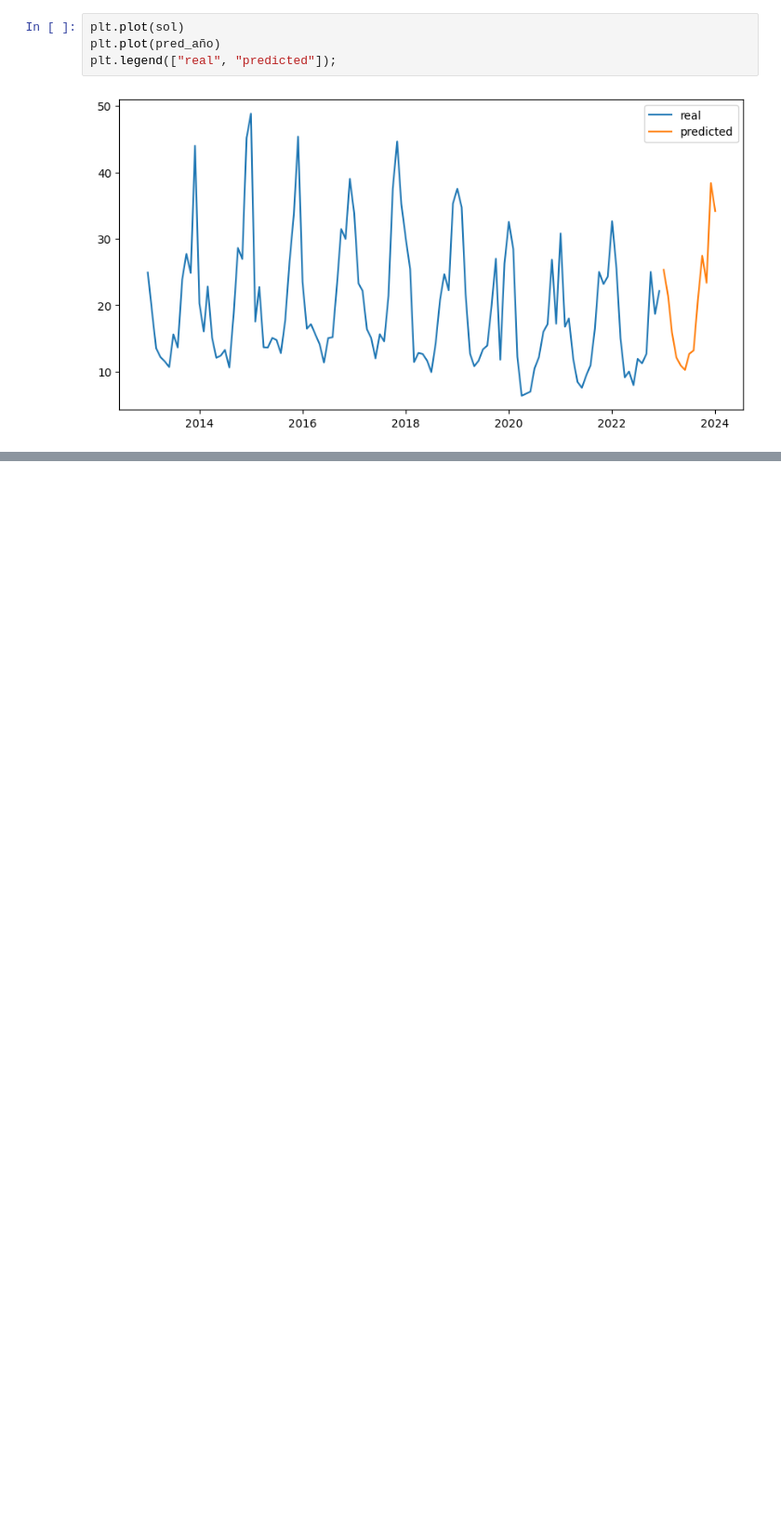
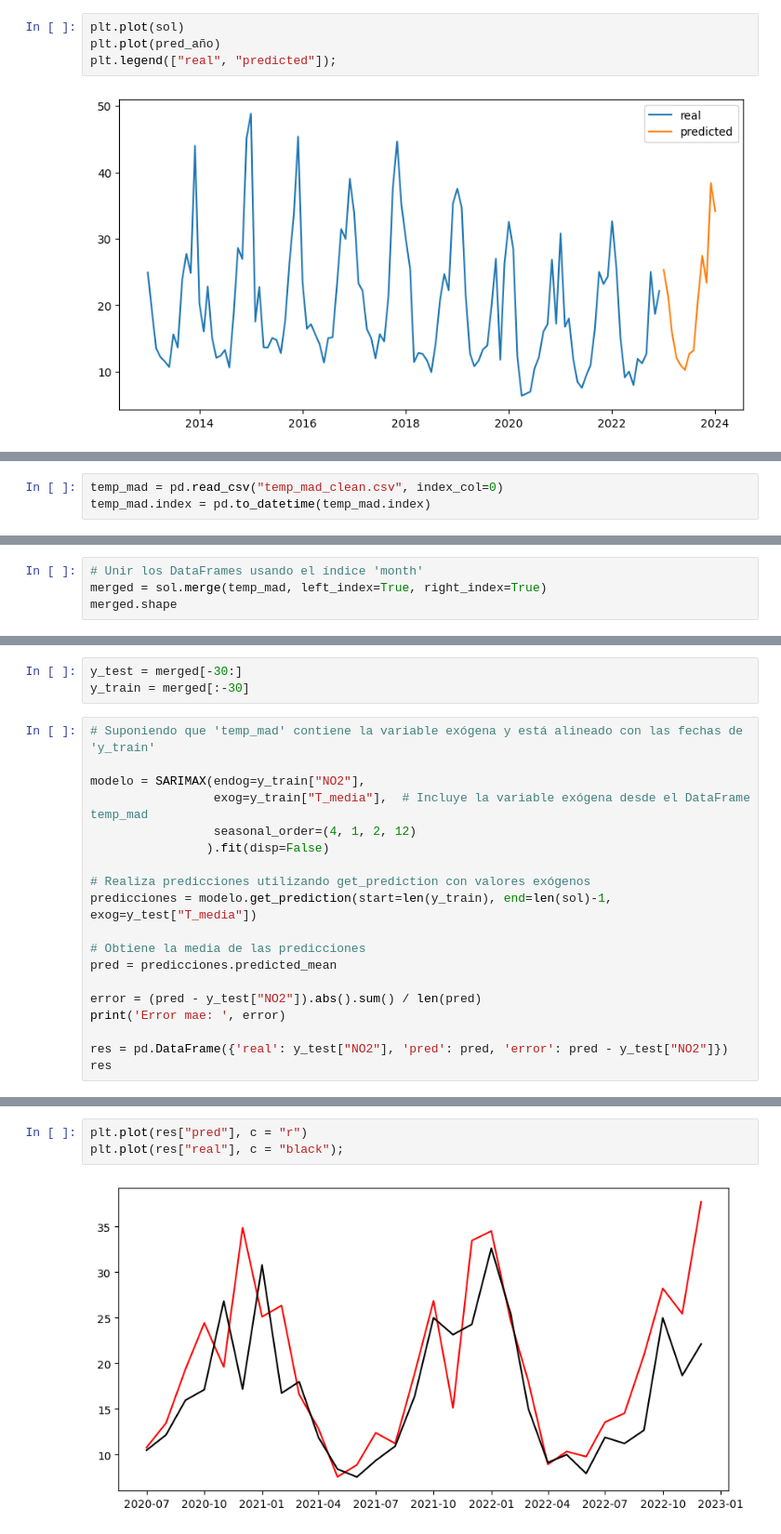
Before and after one commit to charlieciordia/AQ-MAD, a Jupyter notebook: notebook/AQ CLEAN ML MONTH-CAMPO.ipynb, the cells around one changed output, grey strips where cells are left out. Shown at 93% size. Cells and saved outputs as stored; diff of their text form; blank space fills up the shorter version.

Commit message:
Enter the SARIMAX 🔥

```diff
--- a/notebook/AQ CLEAN ML MONTH-CAMPO.ipynb
+++ b/notebook/AQ CLEAN ML MONTH-CAMPO.ipynb
@@ -621,0 +624,3 @@ plt.legend(["real", "predicted"]);
+# %%
+temp_mad = pd.read_csv("temp_mad_clean.csv", index_col=0)
+temp_mad.index = pd.to_datetime(temp_mad.index)
@@ -621,0 +655,4 @@ plt.legend(["real", "predicted"]);
+# %%
+# Unir los DataFrames usando el índice 'month'
+merged = sol.merge(temp_mad, left_index=True, right_index=True)
+merged.shape
@@ -621,0 +671,22 @@ plt.legend(["real", "predicted"]);
+# %%
+y_test = merged[-30:]
+y_train = merged[:-30]
+# %%
+# Suponiendo que 'temp_mad' contiene la variable exógena y está alineado con las fechas de 'y_train'
+
+modelo = SARIMAX(endog=y_train["NO2"],
+                 exog=y_train["T_media"],  # Incluye la variable exógena desde el DataFrame temp_mad
+                 seasonal_order=(4, 1, 2, 12)
+                ).fit(disp=False)
+
+# Realiza predicciones utilizando get_prediction con valores exógenos
+predicciones = modelo.get_prediction(start=len(y_train), end=len(sol)-1, exog=y_test["T_media"])
+
+# Obtiene la media de las predicciones
+pred = predicciones.predicted_mean
+
+error = (pred - y_test["NO2"]).abs().sum() / len(pred)
+print('Error mae: ', error)
+
+res = pd.DataFrame({'real': y_test["NO2"], 'pred': pred, 'error': pred - y_test["NO2"]})
+res
@@ -621,0 +712,5 @@ plt.legend(["real", "predicted"]);
+# %%
+plt.plot(res["pred"], c = "r")
+plt.plot(res["real"], c = "black");
+# %% [output]
+[figure, added]
```
Also changed, not shown: parts of 11 cells of this notebook, 5 other files.
